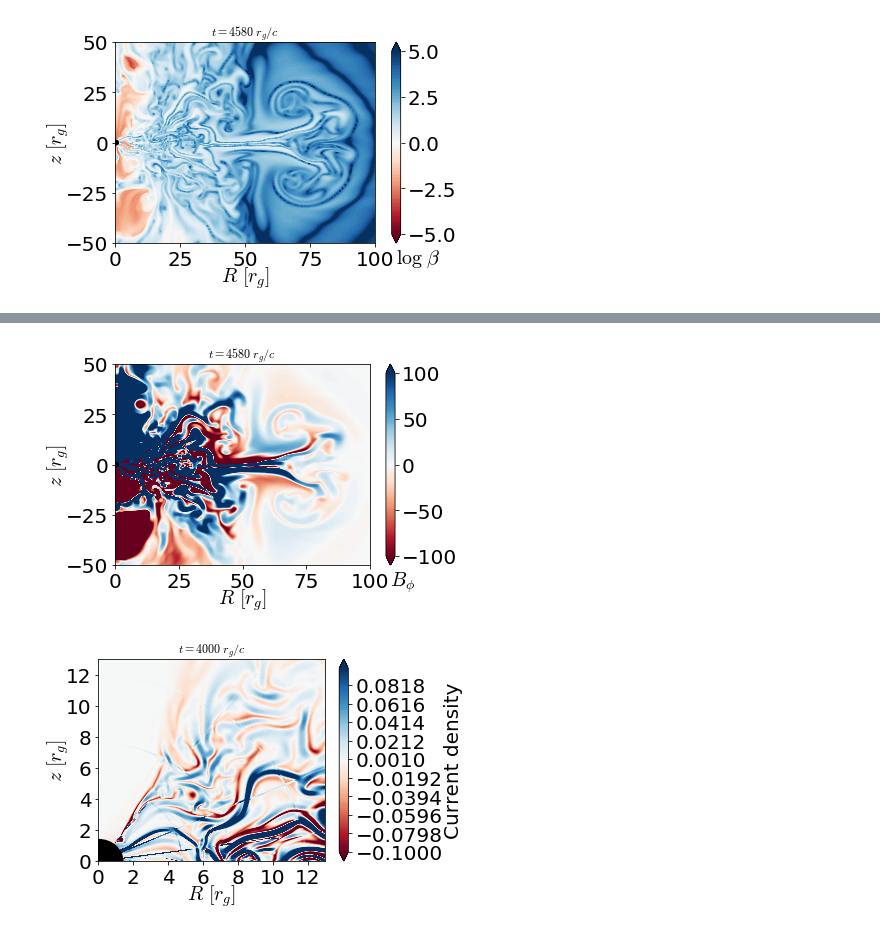
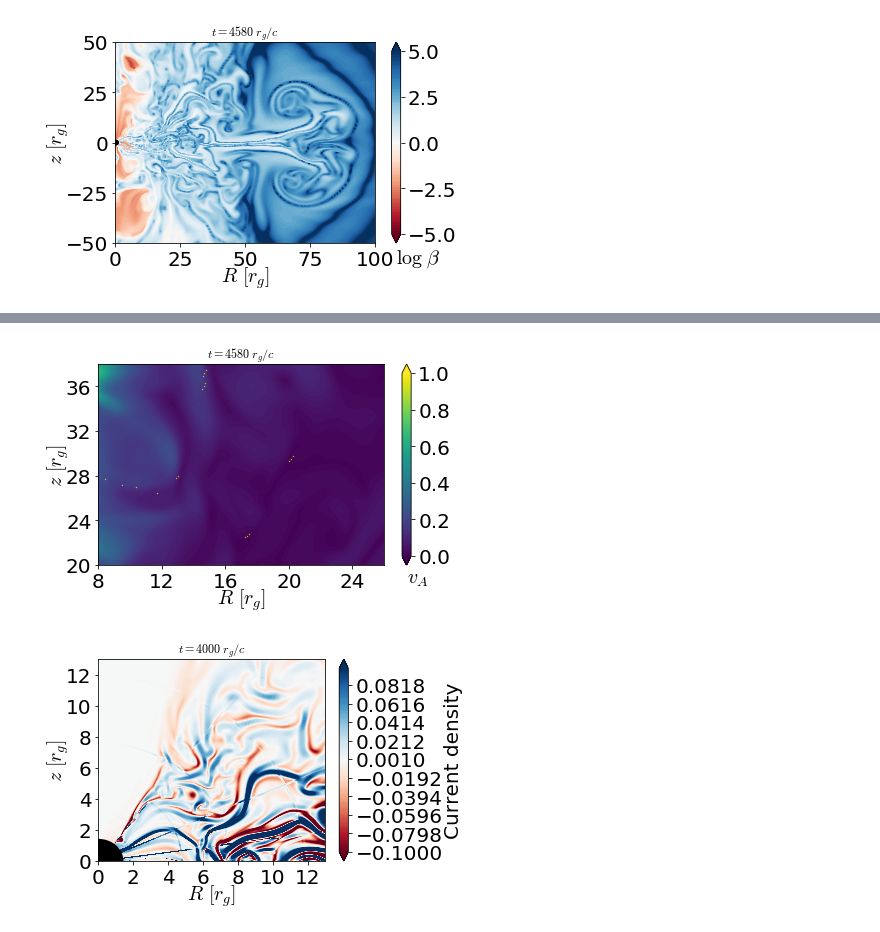
Before and after one commit to outflows/gyst, a Jupyter notebook: characterize.ipynb, the cells around one changed output, grey strips where cells are left out. Cells and saved outputs as stored; diff of their text form; code cells hidden in the pictures.

```diff
--- a/characterize.ipynb
+++ b/characterize.ipynb
@@ -343,29 +394,48 @@ plt.draw()
 # %%
-xmax = 100
-ymax = xmax/2
-step = xmax/4
+mirror = 0
+if(mirror):
+    xmax = 50
+    xmin = 0
+    ymax = xmax/2
+    ymin = -ymax
+    step = xmax/4
+else:
+    ymin = 20
+    xmin = 8
+    xmax = 25
+    ymax = 37
+    step = 4
+
 
 hfont = {'fontname':'Helvetica'}
 aphi=psicalc()
 amax = aphi.max()
-cs, cb = plco(Bphi*B_unit, levels = np.linspace(-100, 100, 100), isfilled=1,k=0,xy=1,xmax=xmax,ymax=ymax,dobh=1,cb=1,extend="both",pretty=1, cmap = 'RdBu')
+cs, cb = plco(va, levels = np.linspace(0, 1, 100), isfilled=1,k=0,xy=1,xmax=xmax,ymax=ymax,dobh=1,cb=1,extend="both",pretty=1)
 #cs, cb = plco(bu[3]*B_unit, levels = np.linspace(-0.1, 0.1, 100), isfilled=1, k=0, xy=1, xmax=80, ymax=40, dobh=1, cb=1, extend = "both", pretty=1, cmap = 'RdBu')
 #plt.contour(r2d, z2d, sigma2d, levels=[1], colors=('black'), linestyles=('-.'), linewidths=(2))
 ax = plt.gca()
 ax.set_xlabel(r"$R\ [r_g]$",fontsize=20,labelpad=-5, **hfont)
 ax.set_ylabel(r"$z\ [r_g]$",fontsize=20,labelpad=-5, **hfont)
-cb.ax.set_xlabel(r"$B_\phi$",fontsize=20,ha="left")
-cb.set_ticks([-100,-50,0,50,100])
-plt.xticks(np.arange(0, xmax+1, step=step), **hfont) #GS
-plt.yticks(np.arange(-ymax, ymax+1, step=step), **hfont) #GS
+cb.ax.set_xlabel(r"$v_A$",fontsize=20,ha="left")
+cb.set_ticks([0,0.2,0.4,0.6,0.8,1])
+if(mirror):
+    plt.xticks(np.arange(xmin, xmax+1, step=step)) #GS
+    plt.yticks(np.arange(ymin, ymax+1, step=step)) #GS
+    plt.xlim(xmin,xmax+1)
+    plt.ylim(ymin,ymax+1)
+else:
+    plt.xticks(np.arange(xmin, xmax+1, step=step)) #GS
+    plt.yticks(np.arange(ymin, ymax+1, step=step)) #GS
+    plt.xlim(xmin,xmax+1)
+    plt.ylim(ymin,ymax+1)
 circle1 = plt.Circle((0, 0), Rin, color='black') # GS
 fig = plt.gcf() # GS
 ax2 = fig.gca() # GS
 ax2.add_artist(circle1) # GS
 #plc(aphi,levels=np.linspace(-amax,amax,14)[1:-1],colors="black",linewidths=1,xy=-1)
 plt.title(r"$t=%.4g$"%np.round(t)+r"$\;r_g/c$", **hfont);
 plt.tight_layout() # GS
 plt.draw()
-#plt.savefig("Bphi_2D_"+str(int(np.round(t)))+".png", dpi = 150)
+#plt.savefig("rho000_2ds9.png", dpi = 300)
 # %% [output]
-[figure, old version]
+[figure, new version]
```
Also changed, not shown: parts of 45 cells of this notebook, 2 other files.
